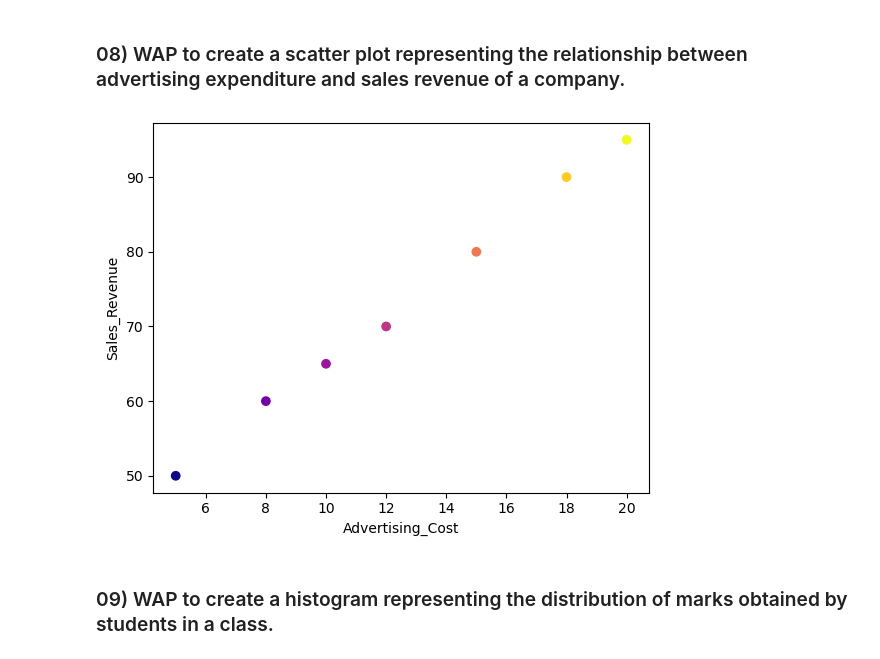
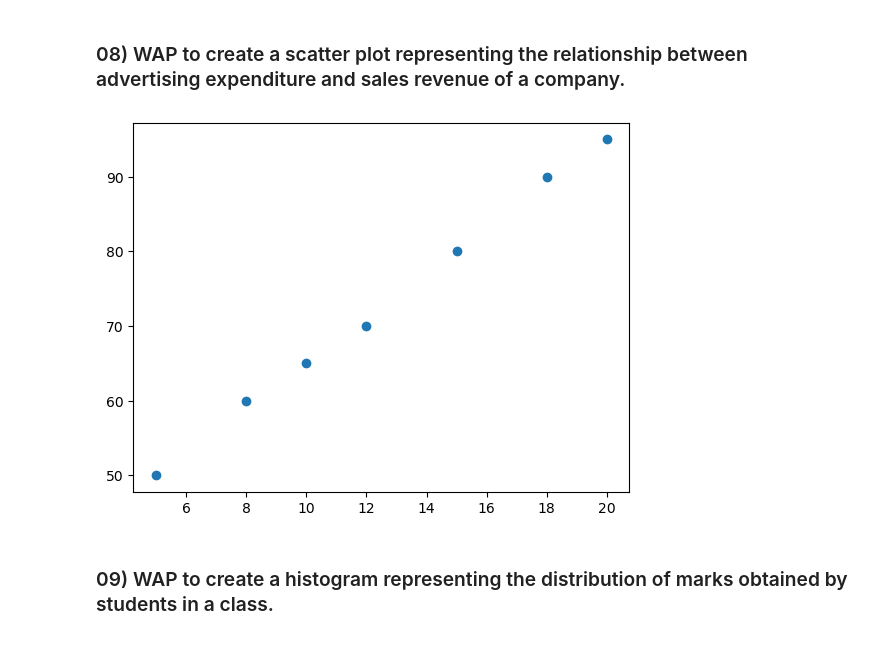
Before and after one commit to Dhruvkakkkad007/Python-Lab-Work, a Jupyter notebook: Python Programming - Lab - 14.ipynb, the cells around one changed output. Cells and saved outputs as stored; diff of their text form; code cells hidden in the pictures.

```diff
--- a/Python Programming - Lab - 14.ipynb
+++ b/Python Programming - Lab - 14.ipynb
@@ -115,11 +107,9 @@ Advertising_Cost= [5, 8, 10, 12, 15, 18, 20]
 Sales_Revenue= [50, 60, 65, 70, 80, 90, 95]
 # %%
-plt.scatter(Advertising_Cost,Sales_Revenue,c=Sales_Revenue,cmap='plasma')
-plt.xlabel('Advertising_Cost')
-plt.ylabel('Sales_Revenue')
+plt.scatter(Advertising_Cost , Sales_Revenue )
 plt.show()
 # %% [output]
-[figure, old version]
+[figure, new version]
 # %% [markdown]
 ### 09) WAP to create a histogram representing the distribution of marks obtained by students in a class.
 # %%
```
Also changed, not shown: parts of 19 cells of this notebook, 20 other files.
